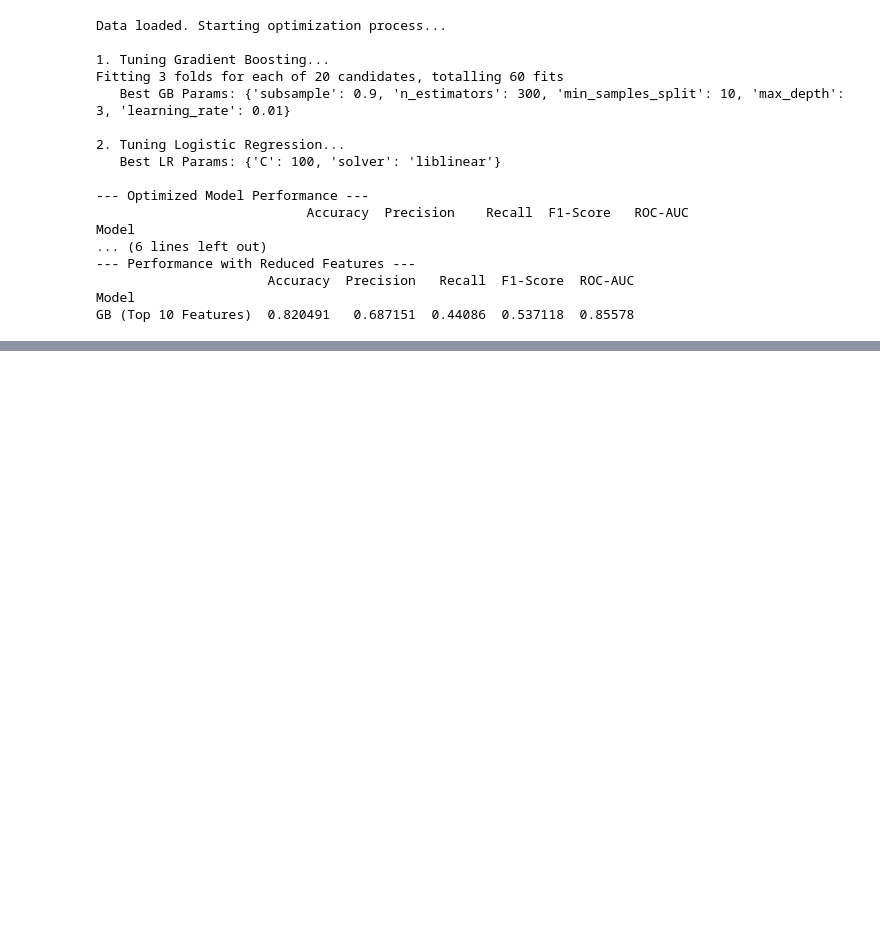
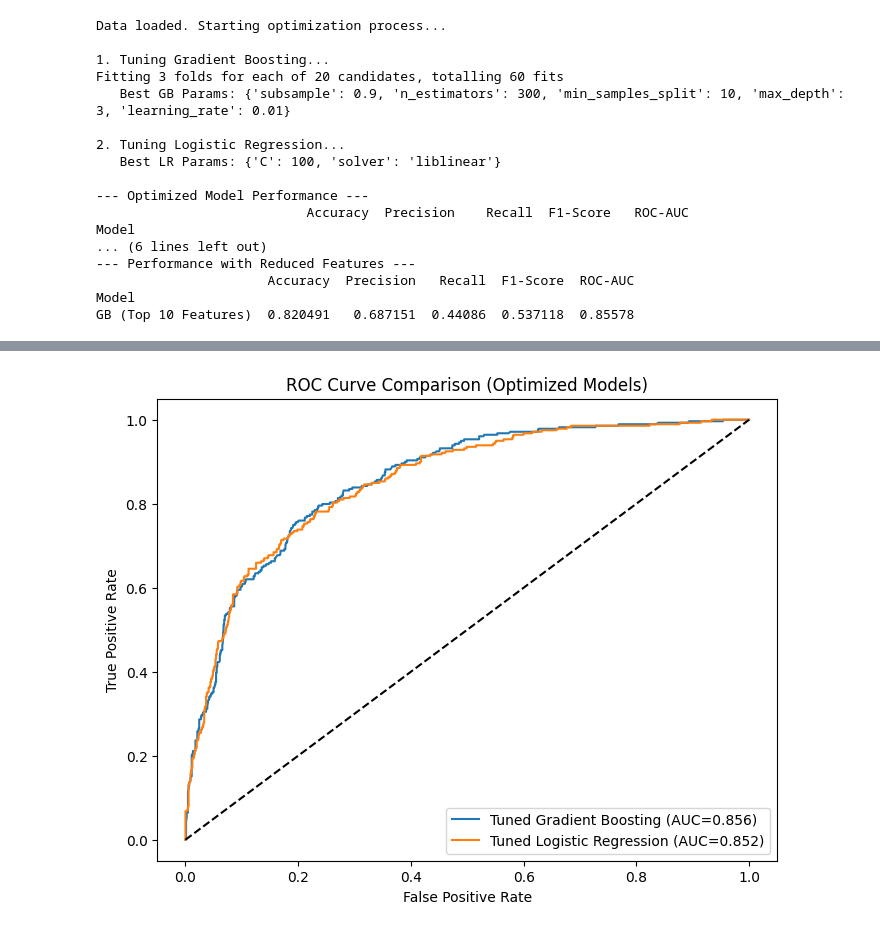
Before and after one commit to marijawo/TME6014-ADataAnalytics, a Jupyter notebook: assignments/phase_4/phase_4_from_phase_3.ipynb, the cells around one changed output, grey strips where cells are left out. Saved outputs shown, nothing was run; the diff lists cells and outputs as text; code cells hidden in the pictures; blank space fills up the shorter version.

```diff
--- a/assignments/phase_4/phase_4_from_phase_3.ipynb
+++ b/assignments/phase_4/phase_4_from_phase_3.ipynb
@@ -685,0 +512,27 @@ GB (Top 10 Features)  0.820491   0.687151  0.44086  0.537118  0.85578
+# %%
+from sklearn.metrics import roc_curve, roc_auc_score
+
+plt.figure(figsize=(8,6))
+
+# --- 1. Tuned Gradient Boosting (Top 10 Features) ---
+y_prob_gb = best_gb.predict_proba(X_test_top)[:, 1]   # <-- FIXED
+fpr_gb, tpr_gb, _ = roc_curve(y_test, y_prob_gb)
+auc_gb = roc_auc_score(y_test, y_prob_gb)
+plt.plot(fpr_gb, tpr_gb, label=f"Tuned Gradient Boosting (AUC={auc_gb:.3f})")
+
+# --- 2. Tuned Logistic Regression (Full Features) ---
+y_prob_lr = best_lr.predict_proba(X_test)[:, 1]
+fpr_lr, tpr_lr, _ = roc_curve(y_test, y_prob_lr)
+auc_lr = roc_auc_score(y_test, y_prob_lr)
+plt.plot(fpr_lr, tpr_lr, label=f"Tuned Logistic Regression (AUC={auc_lr:.3f})")
+
+# Plot baseline diagonal
+plt.plot([0,1],[0,1],'k--')
+
+plt.xlabel("False Positive Rate")
+plt.ylabel("True Positive Rate")
+plt.title("ROC Curve Comparison (Optimized Models)")
+plt.legend()
+plt.show()
+# %% [output]
+[figure, added]
```
Also changed, not shown: parts of 42 cells of this notebook, 29 other files.
